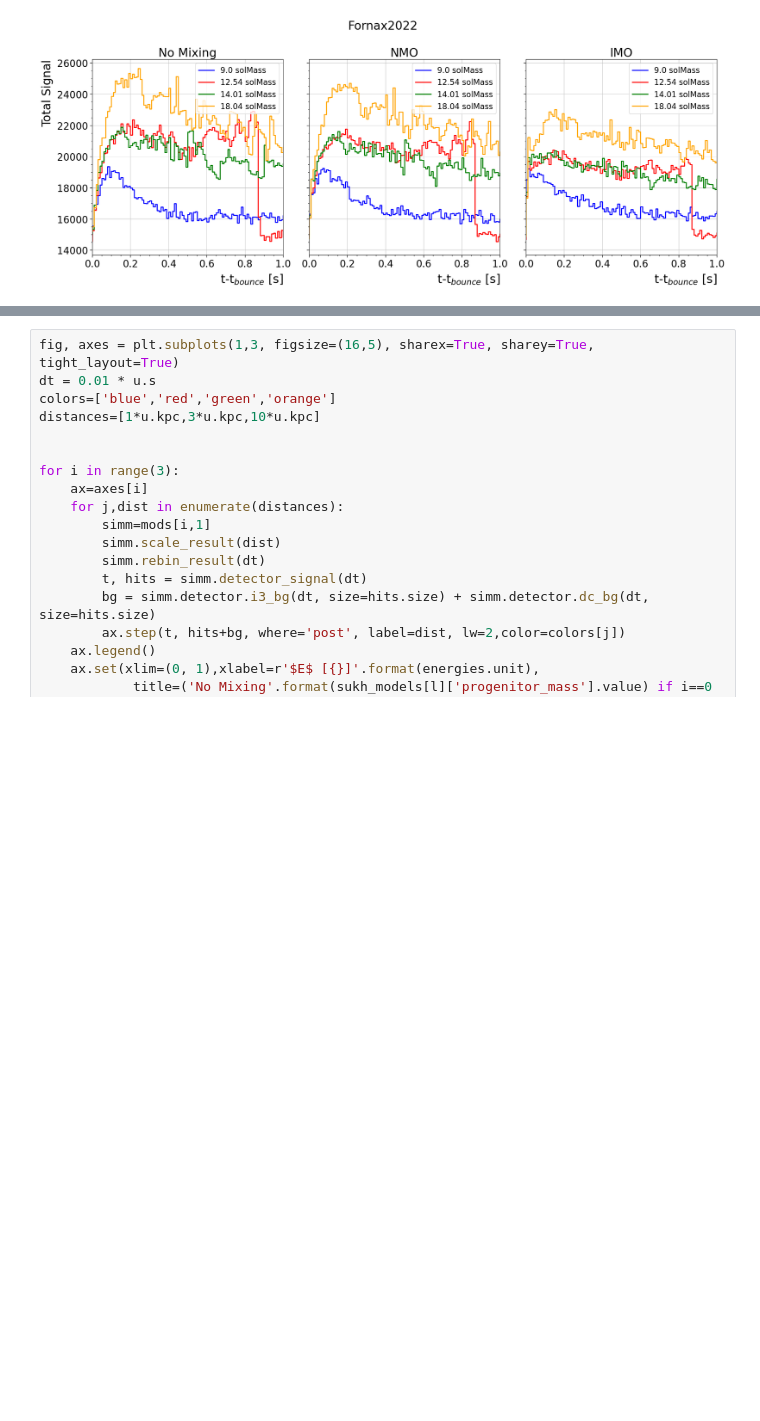
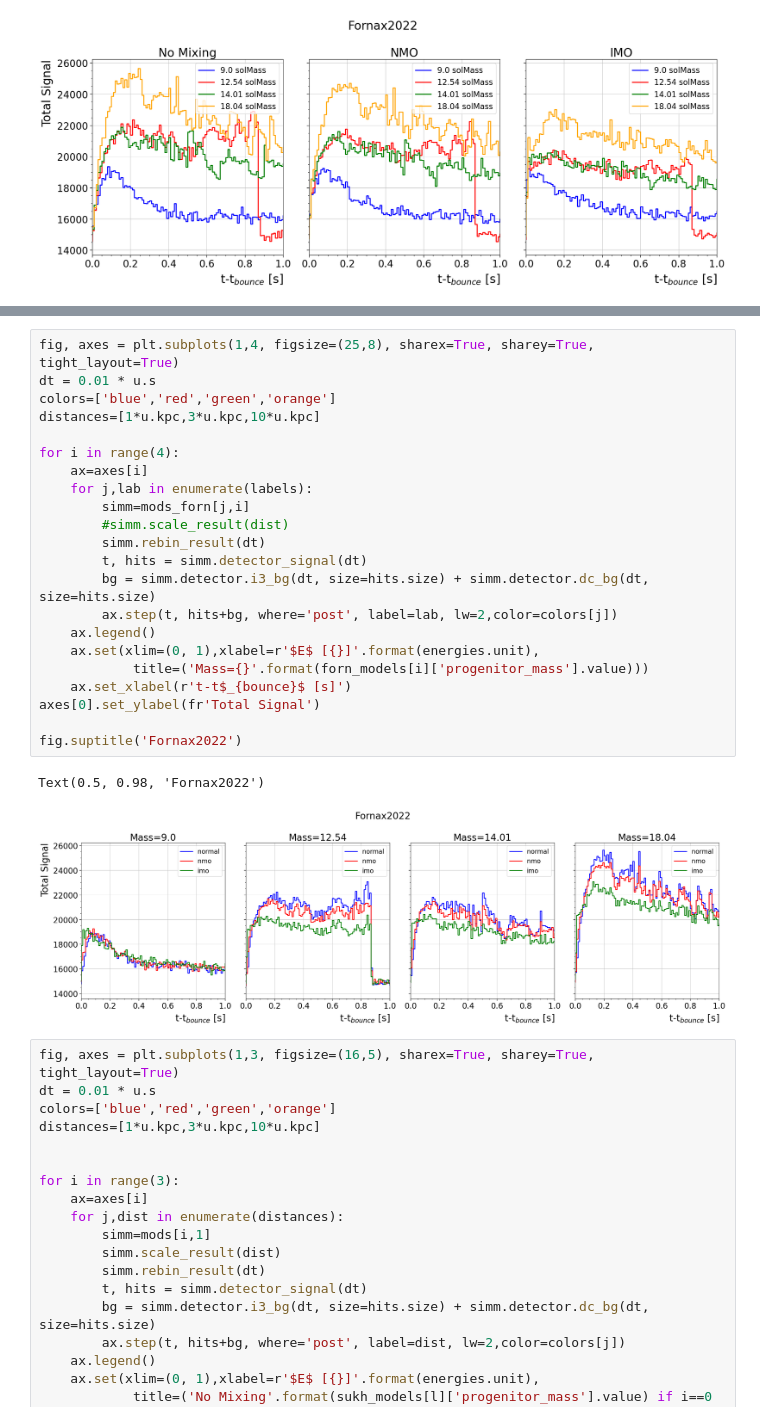
Before and after one commit to sanyaarora/IceCube, a Jupyter notebook: Flavor_Transformations.ipynb, the cells around one changed output, grey strips where cells are left out. Saved outputs shown, nothing was run; the diff lists cells and outputs as text; blank space fills up the shorter version.

```diff
--- a/Flavor_Transformations.ipynb
+++ b/Flavor_Transformations.ipynb
@@ -503,3 +579,28 @@ Text(0.5, 0.98, 'Fornax2022')
+# %%
+fig, axes = plt.subplots(1,4, figsize=(25,8), sharex=True, sharey=True, tight_layout=True)
+dt = 0.01 * u.s
+colors=['blue','red','green','orange']
+distances=[1*u.kpc,3*u.kpc,10*u.kpc]
+
+for i in range(4):
+    ax=axes[i]
+    for j,lab in enumerate(labels):
+        simm=mods_forn[j,i]
+        #simm.scale_result(dist)
+        simm.rebin_result(dt)
+        t, hits = simm.detector_signal(dt)
+        bg = simm.detector.i3_bg(dt, size=hits.size) + simm.detector.dc_bg(dt, size=hits.size)
+        ax.step(t, hits+bg, where='post', label=lab, lw=2,color=colors[j])
+    ax.legend()
+    ax.set(xlim=(0, 1),xlabel=r'$E$ [{}]'.format(energies.unit),
+            title=('Mass={}'.format(forn_models[i]['progenitor_mass'].value)))
+    ax.set_xlabel(r't-t$_{bounce}$ [s]')
+axes[0].set_ylabel(fr'Total Signal')
+
+fig.suptitle('Fornax2022')
+# %% [output]
+Text(0.5, 0.98, 'Fornax2022')
+[figure, added]
 # %%
 fig, axes = plt.subplots(1,3, figsize=(16,5), sharex=True, sharey=True, tight_layout=True)
 dt = 0.01 * u.s
```
Also changed, not shown: parts of 9 cells of this notebook, 2 other files.
